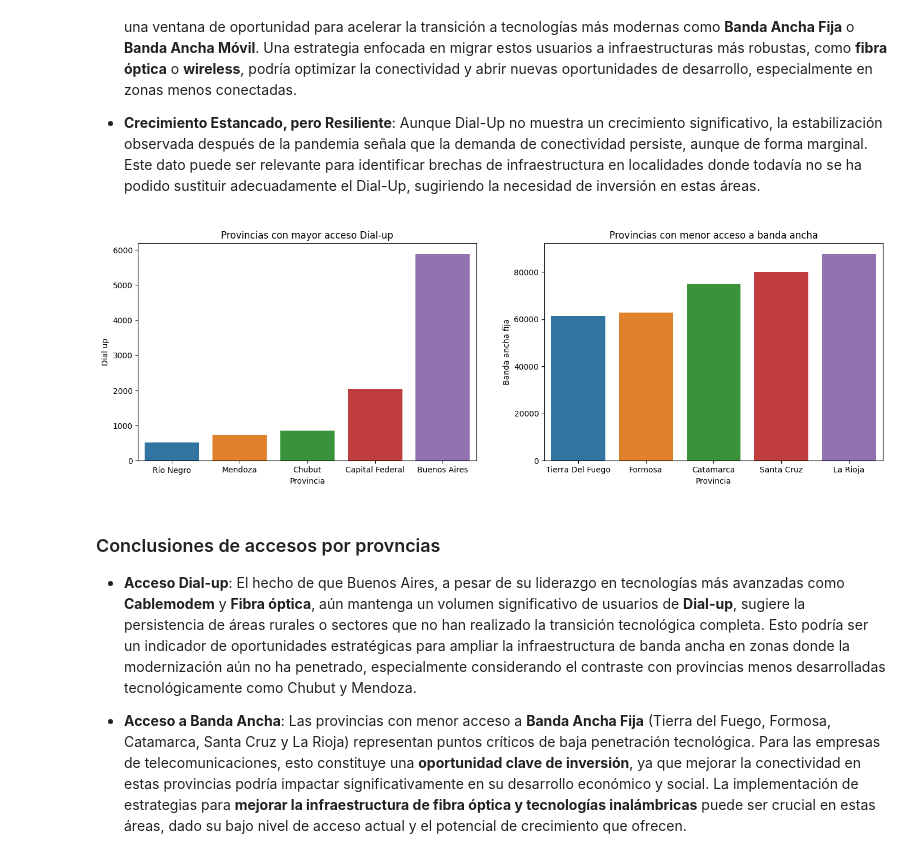
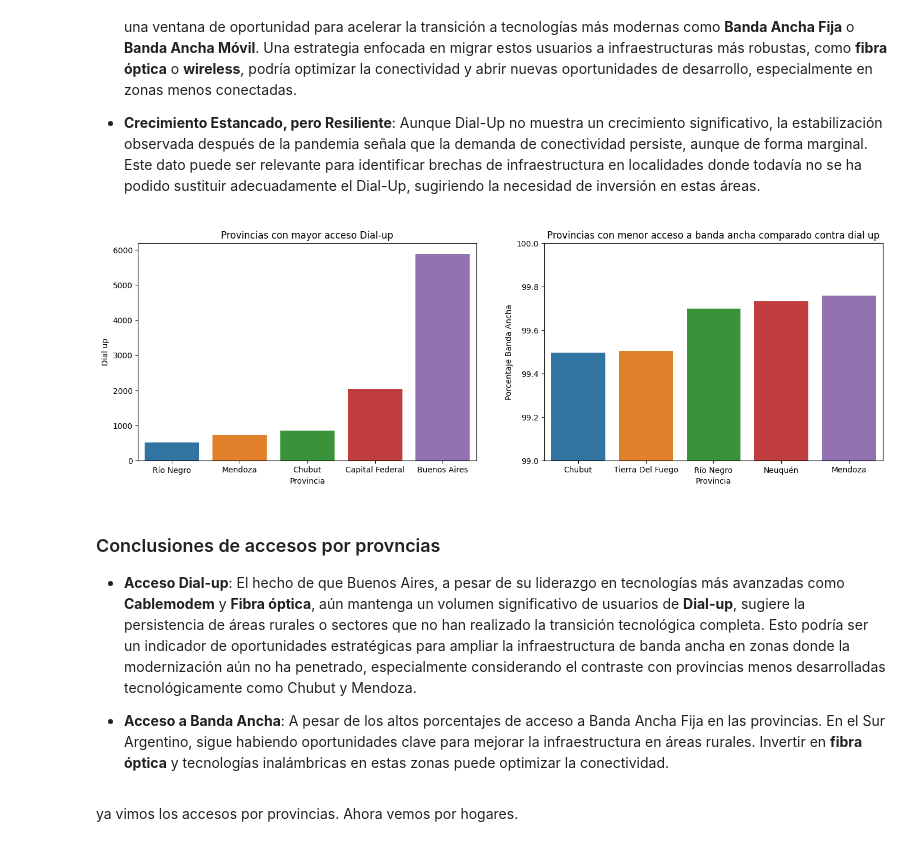
Before and after one commit to mauricioarcez/Analisis-de-Mercado-Internet-Arg, a Jupyter notebook: notebooks/eda.ipynb, the cells around one changed output. Saved outputs shown, nothing was run; the diff lists cells and outputs as text; code cells hidden in the pictures.

```diff
--- a/notebooks/eda.ipynb
+++ b/notebooks/eda.ipynb
@@ -191,26 +191,34 @@ plt.show()
 - **Crecimiento Estancado, pero Resiliente**: Aunque Dial-Up no muestra un crecimiento significativo, la estabilización observada después de la pandemia señala que la demanda de conectividad persiste, aunque de forma marginal. Este dato puede ser relevante para identificar brechas de infraestructura en localidades donde todavía no se ha podido sustituir adecuadamente el Dial-Up, sugiriendo la necesidad de inversión en estas áreas.
 # %%
 actual = dial[dial['Año'] == 2024]
-banda = actual.sort_values(by='Banda ancha fija')
+
+actual_d = actual.sort_values(by='Dial up')
+actual_d = actual_d.tail(5)
+
+actual_b = actual.copy()
+actual_b.loc[:, 'Porcentaje Banda Ancha'] = actual_b['Banda ancha fija'] / (actual_b['Banda ancha fija'] + actual_b['Dial up']) * 100
+banda = actual_b.sort_values(by='Porcentaje Banda Ancha')
 banda = banda.head(5)
-actual = actual.sort_values(by='Dial up')
-actual = actual.tail(5)
+
 
 # Crear el gráfico de líneas
 fig, ax = plt.subplots(1,2, figsize=(17,5))
 
-sns.barplot(data=actual, x='Provincia', y='Dial up', hue='Provincia', ax=ax[0])
+sns.barplot(data=actual_d, x='Provincia', y='Dial up', hue='Provincia', ax=ax[0])
 ax[0].set_title('Provincias con mayor acceso Dial-up', fontsize=12)
 
-sns.barplot(data=banda, x='Provincia', y='Banda ancha fija',hue='Provincia', ax=ax[1])
-ax[1].set_title('Provincias con menor acceso a banda ancha', fontsize=12)
+sns.barplot(data=banda, x='Provincia', y='Porcentaje Banda Ancha',hue='Provincia', ax=ax[1])
+ax[1].set_title('Provincias con menor acceso a banda ancha comparado contra dial up', fontsize=12)
+ax[1].set_ylim(99, 100)
 
 plt.show()
 # %% [output]
-[figure, old version]
+[figure, new version]
 # %% [markdown]
 ### Conclusiones de accesos por provncias
 
 - **Acceso Dial-up**: El hecho de que Buenos Aires, a pesar de su liderazgo en tecnologías más avanzadas como **Cablemodem** y **Fibra óptica**, aún mantenga un volumen significativo de usuarios de **Dial-up**, sugiere la persistencia de áreas rurales o sectores que no han realizado la transición tecnológica completa. Esto podría ser un indicador de oportunidades estratégicas para ampliar la infraestructura de banda ancha en zonas donde la modernización aún no ha penetrado, especialmente considerando el contraste con provincias menos desarrolladas tecnológicamente como Chubut y Mendoza.
 
-- **Acceso a Banda Ancha**: Las provincias con menor acceso a **Banda Ancha Fija** (Tierra del Fuego, Formosa, Catamarca, Santa Cruz y La Rioja) representan puntos críticos de baja penetración tecnológica. Para las empresas de telecomunicaciones, esto constituye una **oportunidad clave de inversión**, ya que mejorar la conectividad en estas provincias podría impactar significativamente en su desarrollo económico y social. La implementación de estrategias para **mejorar la infraestructura de fibra óptica y tecnologías inalámbricas** puede ser crucial en estas áreas, dado su bajo nivel de acceso actual y el potencial de crecimiento que ofrecen.
+- **Acceso a Banda Ancha**: A pesar de los altos porcentajes de acceso a Banda Ancha Fija en las provincias. En el Sur Argentino, sigue habiendo oportunidades clave para mejorar la infraestructura en áreas rurales. Invertir en **fibra óptica** y tecnologías inalámbricas en estas zonas puede optimizar la conectividad.
+# %% [markdown]
+ya vimos los accesos por provincias. Ahora vemos por hogares.
```
Also changed, not shown: parts of 7 cells of this notebook, 1 other file.
